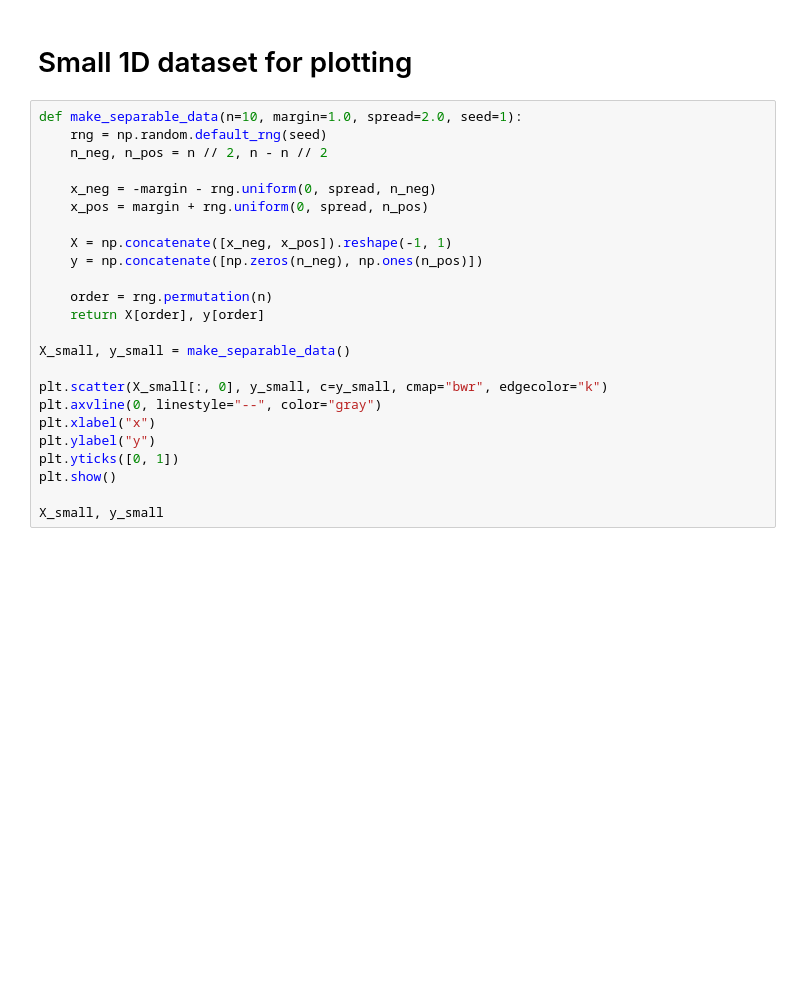
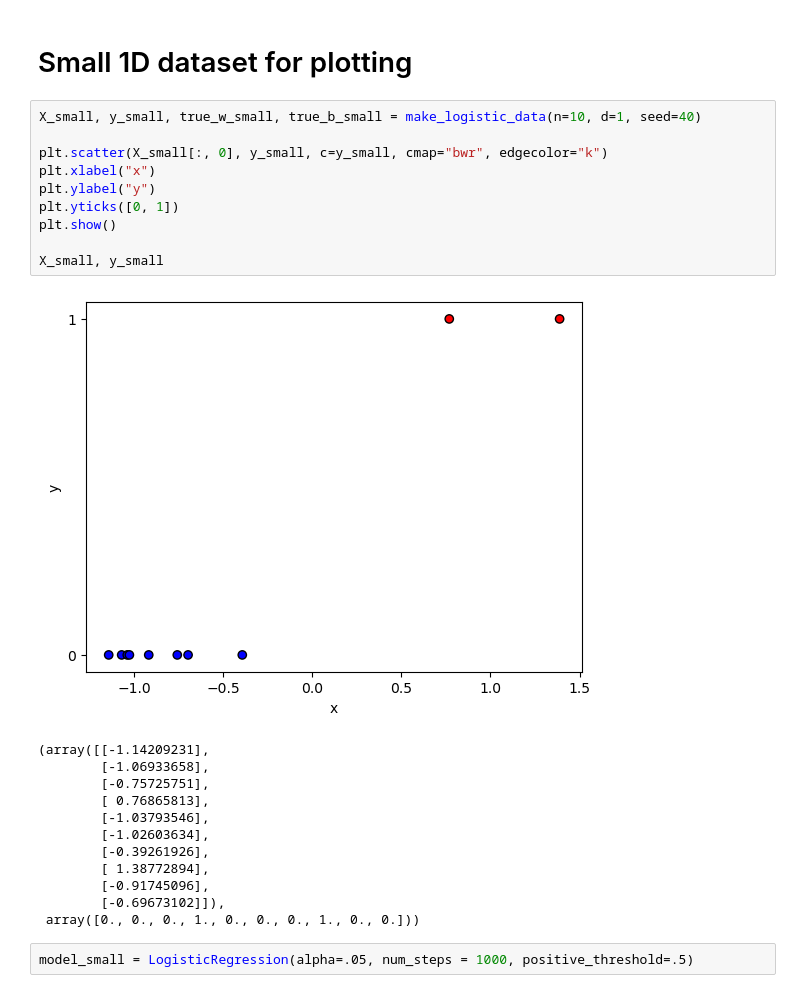
Before and after one commit to leoamullins/ml-from-scratch, a Jupyter notebook: logistic-regression/demo.ipynb, the cells around one changed output. Cells and saved outputs as stored; diff of their text form; blank space fills up the shorter version.

```diff
--- a/logistic-regression/demo.ipynb
+++ b/logistic-regression/demo.ipynb
@@ -57,26 +57,27 @@ plt.show()
 # %% [markdown]
 # Small 1D dataset for plotting
 # %%
-def make_separable_data(n=10, margin=1.0, spread=2.0, seed=1):
-    rng = np.random.default_rng(seed)
-    n_neg, n_pos = n // 2, n - n // 2
-
-    x_neg = -margin - rng.uniform(0, spread, n_neg)
-    x_pos = margin + rng.uniform(0, spread, n_pos)
-
-    X = np.concatenate([x_neg, x_pos]).reshape(-1, 1)
-    y = np.concatenate([np.zeros(n_neg), np.ones(n_pos)])
-
-    order = rng.permutation(n)
-    return X[order], y[order]
-
-X_small, y_small = make_separable_data()
+X_small, y_small, true_w_small, true_b_small = make_logistic_data(n=10, d=1, seed=40)
 
 plt.scatter(X_small[:, 0], y_small, c=y_small, cmap="bwr", edgecolor="k")
-plt.axvline(0, linestyle="--", color="gray")
 plt.xlabel("x")
 plt.ylabel("y")
 plt.yticks([0, 1])
 plt.show()
 
 X_small, y_small
+# %% [output]
+[figure, added]
+(array([[-1.14209231],
+        [-1.06933658],
+        [-0.75725751],
+        [ 0.76865813],
+        [-1.03793546],
+        [-1.02603634],
+        [-0.39261926],
+        [ 1.38772894],
+        [-0.91745096],
+        [-0.69673102]]),
+ array([0., 0., 0., 1., 0., 0., 0., 1., 0., 0.]))
+# %%
+model_small = LogisticRegression(alpha=.05, num_steps = 1000, positive_threshold=.5)
```
Also changed, not shown: parts of 5 cells of this notebook.
